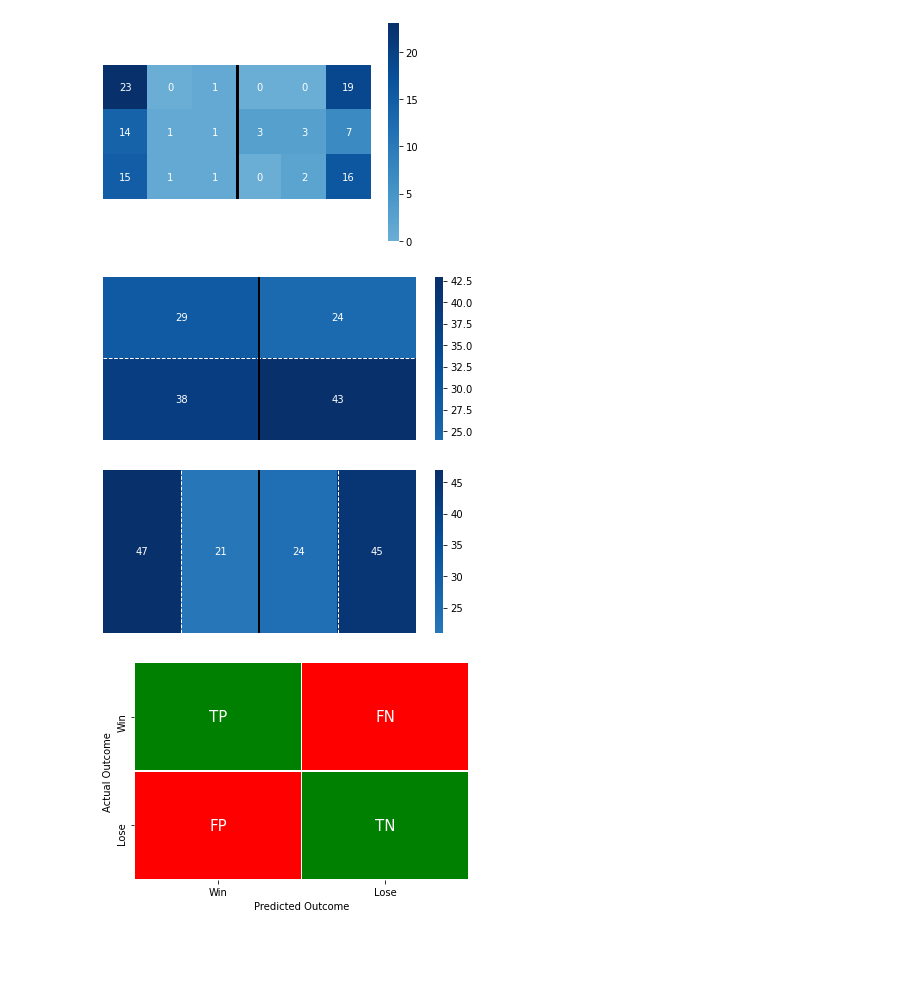
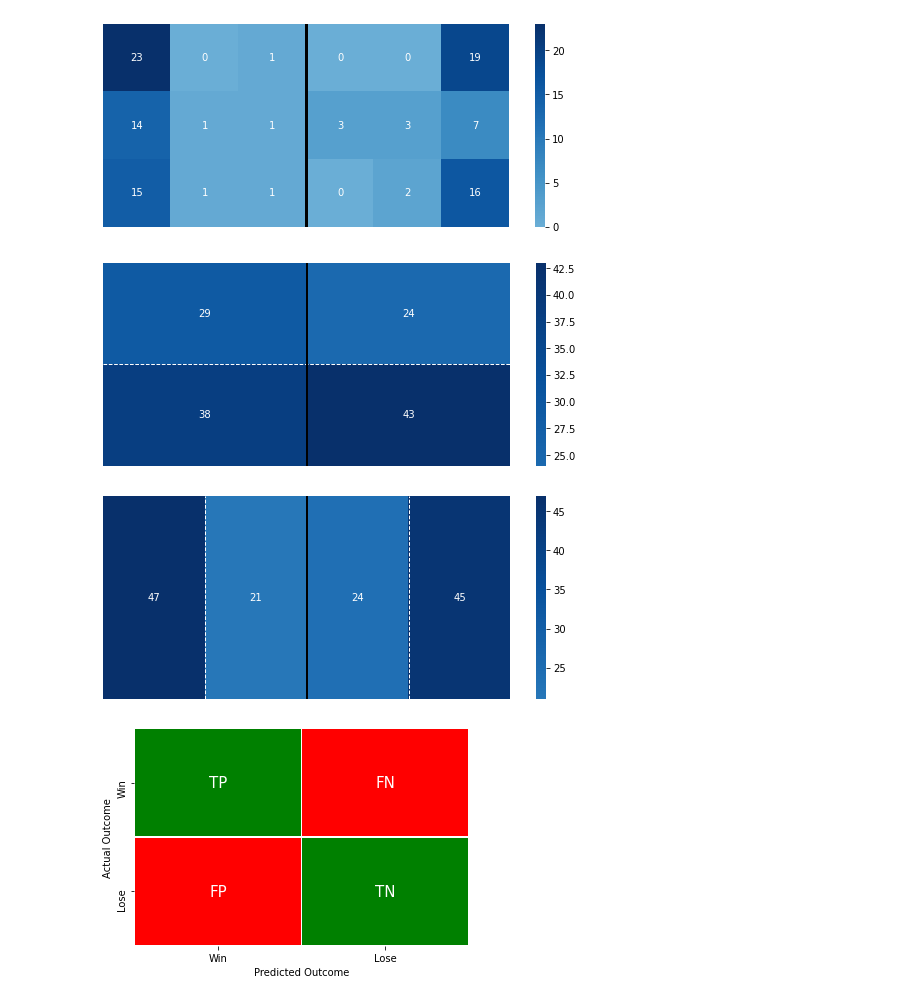
Before and after one commit to schiang28/Rouse, a Jupyter notebook: presentationcode.ipynb, the cells around one changed output. Cells and saved outputs as stored; diff of their text form; code cells hidden in the pictures; blank space fills up the shorter version.

Commit message:
removed margins on plots

```diff
--- a/presentationcode.ipynb
+++ b/presentationcode.ipynb
@@ -3,14 +3,17 @@ import seaborn as sns
 import matplotlib.pyplot as plt
 # %%
 import numpy as np
+
 df = np.array([[23,0,1,0,0,19], [14,1,1,3,3,7], [15,1,1,0,2,16]])
 ax = sns.heatmap(df, annot=True, center=0, cmap='Blues', square=True)
 ax.tick_params(left=False, bottom=False)
 ax.tick_params(labelbottom=False, labelleft=False)
 plt.axvline(x=3, linewidth=2, color="black", lw=3)
-plt.savefig('tableheatmaprot.pdf', dpi=300)
+#plt.tight_layout()
+plt.subplots_adjust(left=0.04,right=1.05, bottom=0.04, top=0.98)
+plt.savefig('tableheatmaplot.pdf', dpi=300)
 # %% [output]
-[figure, old version]
+[figure, new version]
 # %%
 import numpy as np
 df = np.array([[29, 24], [38, 43]])
@@ -20,10 +23,10 @@ ax.tick_params(labelbottom=False, labelleft=False)
 plt.axhline(y=1, linewidth=1, color="white", linestyle='--')
 plt.axvline(x=1, linewidth=2, color="black")
 plt.rcParams["figure.figsize"] = (7,3)
-
+plt.subplots_adjust(left=0.04,right=1.05, bottom=0.04, top=0.98)
 plt.savefig('forehandvsbackhand.pdf', dpi=300)
 # %% [output]
-[figure, old version]
+[figure, new version]
 # %%
 df = np.array([[47, 21 ,24, 45]])
 ax = sns.heatmap(df, annot=True, center=0, cmap='Blues')
@@ -33,10 +36,11 @@ plt.axvline(x=1, linewidth=1, color="white", linestyle='--')
 plt.axvline(x=3, linewidth=1, color="white", linestyle='--')
 plt.axvline(x=2, linewidth=2, color="black")
 plt.rcParams["figure.figsize"] = (7,3)
+plt.subplots_adjust(left=0.04,right=1.05, bottom=0.04, top=0.98)
 
 plt.savefig('shortvslongrally.pdf', dpi=300)
 # %% [output]
-[figure, old version]
+[figure, new version]
 # %%
 from  matplotlib.colors import LinearSegmentedColormap
 cmap=LinearSegmentedColormap.from_list('rg',["r", "w", "g"], N=256)
```
Also changed, not shown: parts of 8 cells of this notebook, 8 other files.
